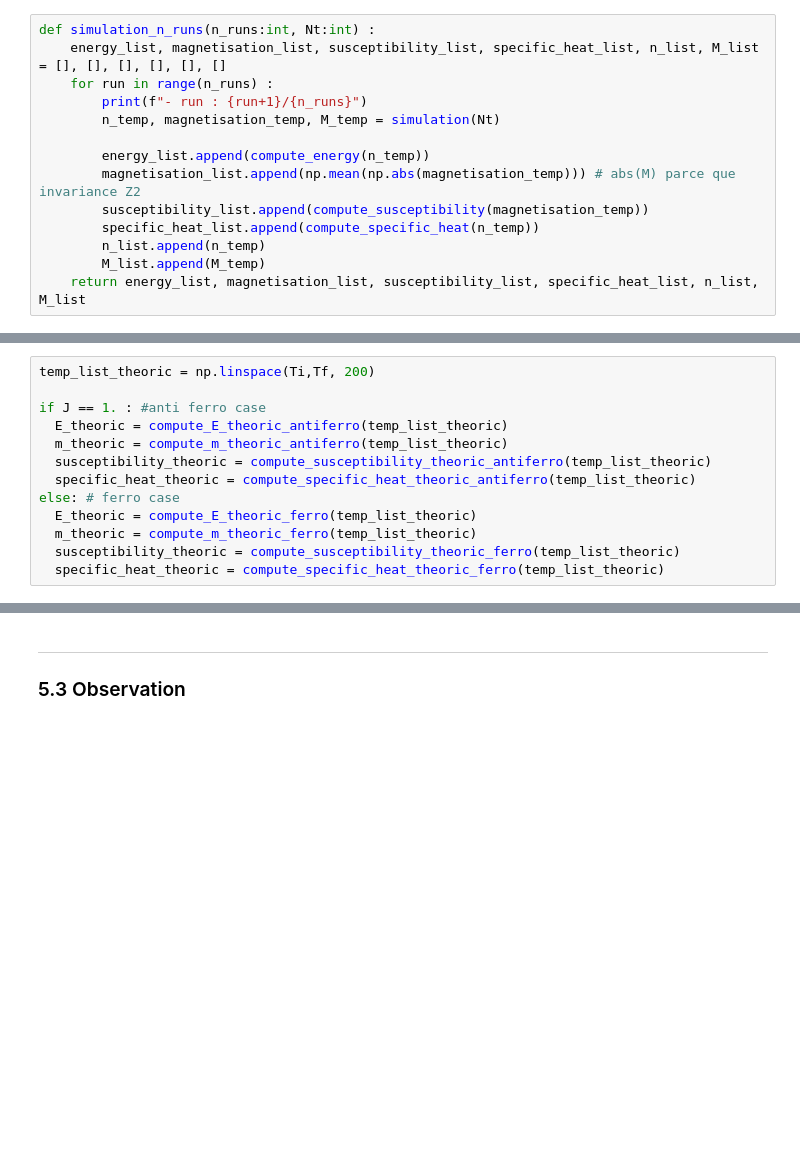
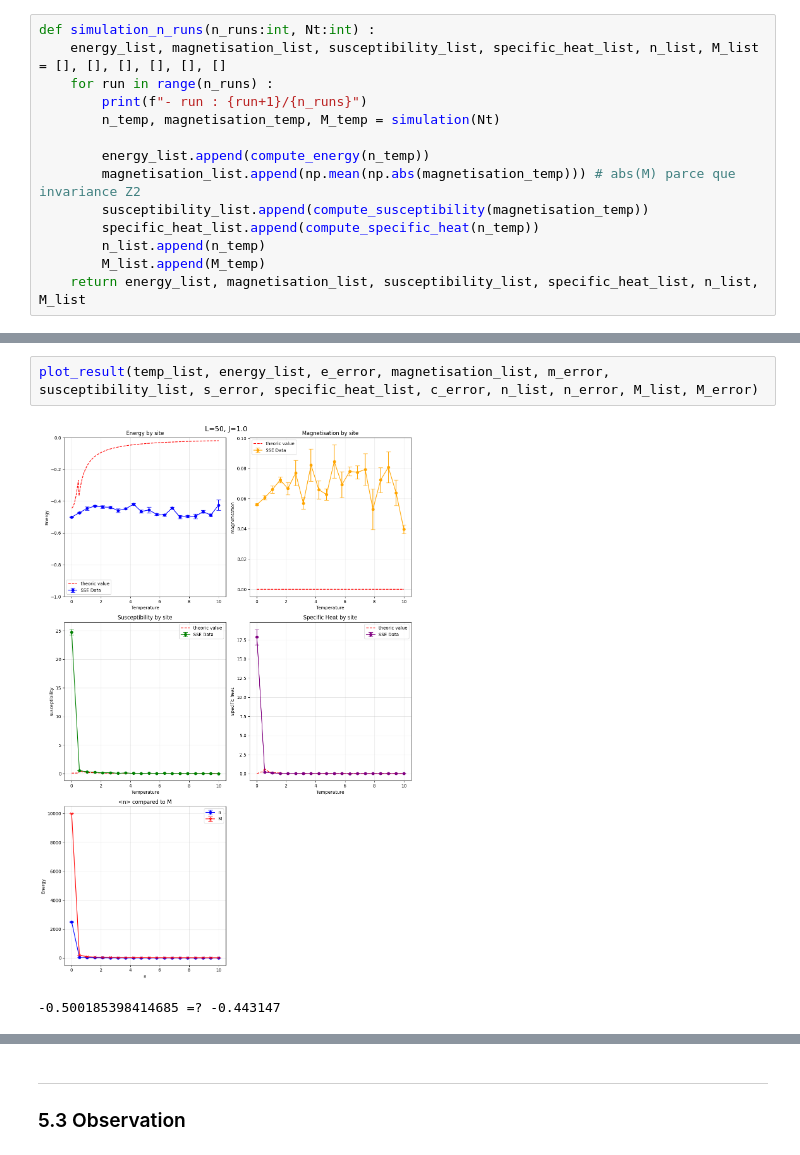
Before and after one commit to TheoHUETQC/monte-carlo, a Jupyter notebook: stochastic_series_expansion_qmc.ipynb, the cells around one changed output, grey strips where cells are left out. Cells and saved outputs as stored; diff of their text form; blank space fills up the shorter version.

```diff
--- a/stochastic_series_expansion_qmc.ipynb
+++ b/stochastic_series_expansion_qmc.ipynb
@@ -660,13 +772,5 @@ beta=0.1
 # %%
-temp_list_theoric = np.linspace(Ti,Tf, 200)
-
-if J == 1. : #anti ferro case
-  E_theoric = compute_E_theoric_antiferro(temp_list_theoric)
-  m_theoric = compute_m_theoric_antiferro(temp_list_theoric)
-  susceptibility_theoric = compute_susceptibility_theoric_antiferro(temp_list_theoric)
-  specific_heat_theoric = compute_specific_heat_theoric_antiferro(temp_list_theoric)
-else: # ferro case
-  E_theoric = compute_E_theoric_ferro(temp_list_theoric)
-  m_theoric = compute_m_theoric_ferro(temp_list_theoric)
-  susceptibility_theoric = compute_susceptibility_theoric_ferro(temp_list_theoric)
-  specific_heat_theoric = compute_specific_heat_theoric_ferro(temp_list_theoric)
+plot_result(temp_list, energy_list, e_error, magnetisation_list, m_error, susceptibility_list, s_error, specific_heat_list, c_error, n_list, n_error, M_list, M_error)
+# %% [output]
+[figure, added]
+-0.500185398414685 =? -0.443147
```
Also changed, not shown: parts of 34 cells of this notebook.
